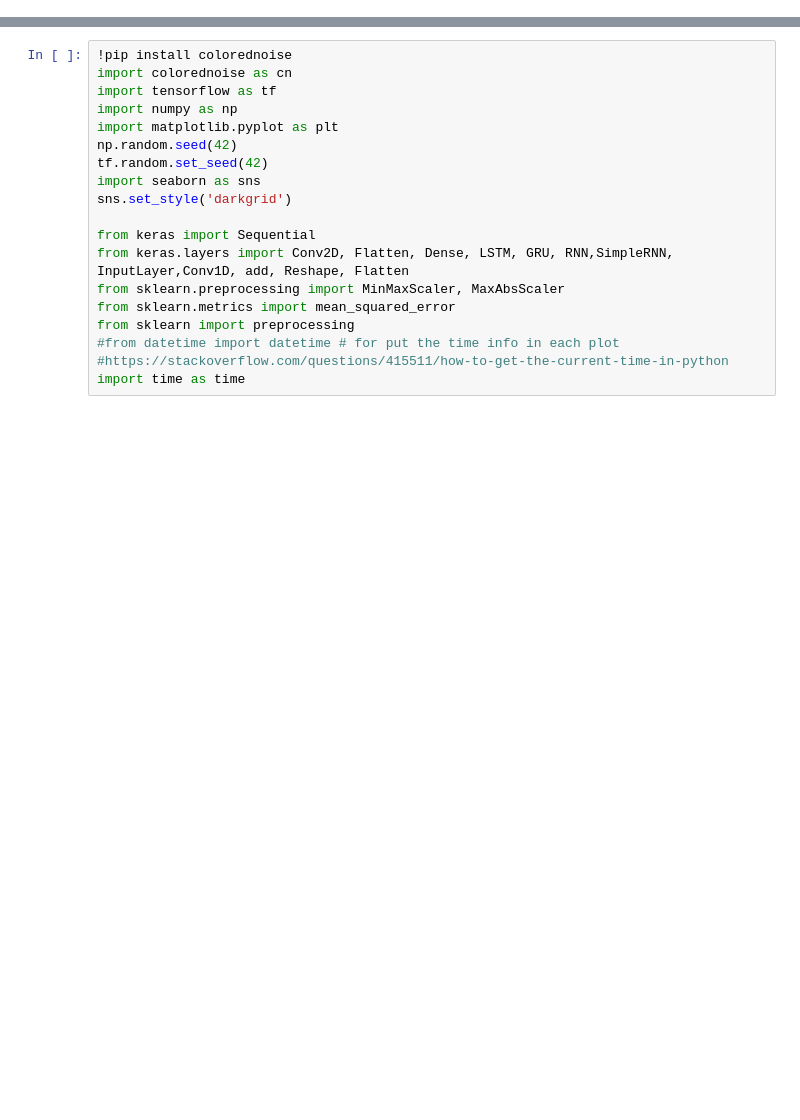
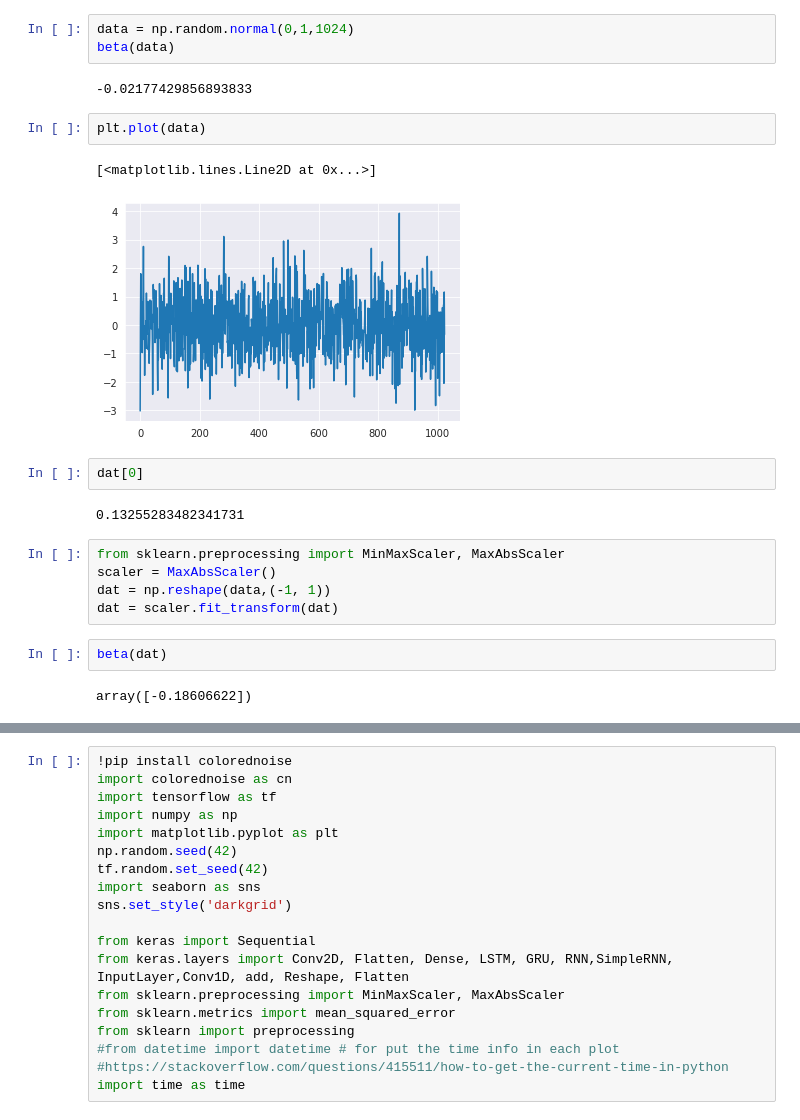
Before and after one commit to barauna-lo/Colored_Noise, a Jupyter notebook: RNN_PSD_prediction.ipynb, the cells around one changed output, grey strips where cells are left out. Drawn from its saved outputs; the diff is of its cells as text; blank space fills up the shorter version.

```diff
--- a/RNN_PSD_prediction.ipynb
+++ b/RNN_PSD_prediction.ipynb
@@ -2,0 +11,23 @@
+# %%
+data = np.random.normal(0,1,1024)
+beta(data)
+# %% [output]
+-0.02177429856893833
+# %%
+plt.plot(data)
+# %% [output]
+[<matplotlib.lines.Line2D at 0x...>]
+[figure, added]
+# %%
+dat[0]
+# %% [output]
+0.13255283482341731
+# %%
+from sklearn.preprocessing import MinMaxScaler, MaxAbsScaler
+scaler = MaxAbsScaler()
+dat = np.reshape(data,(-1, 1))
+dat = scaler.fit_transform(dat)
+# %%
+beta(dat)
+# %% [output]
+array([-0.18606622])
```
Also changed, not shown: parts of 2 cells of this notebook.
